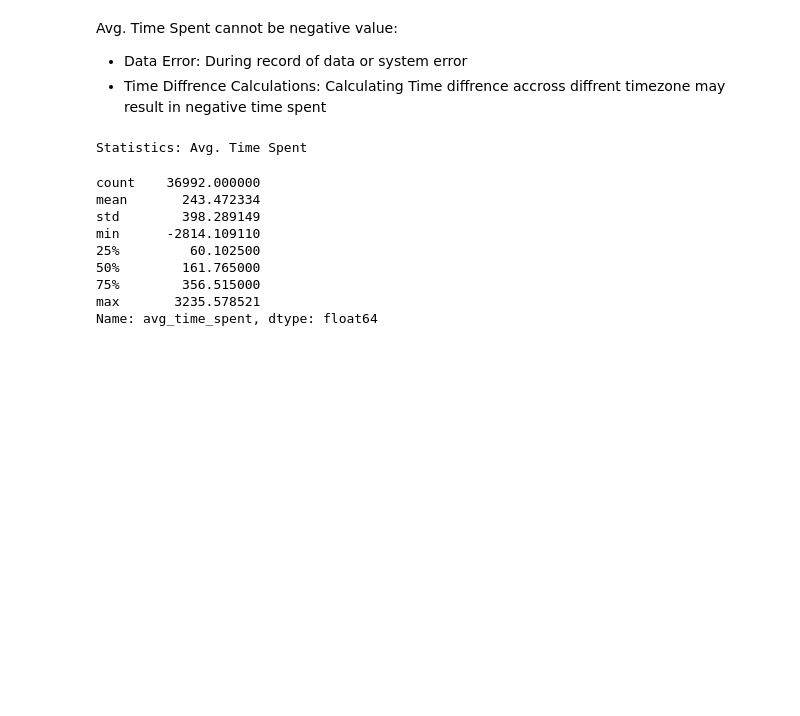
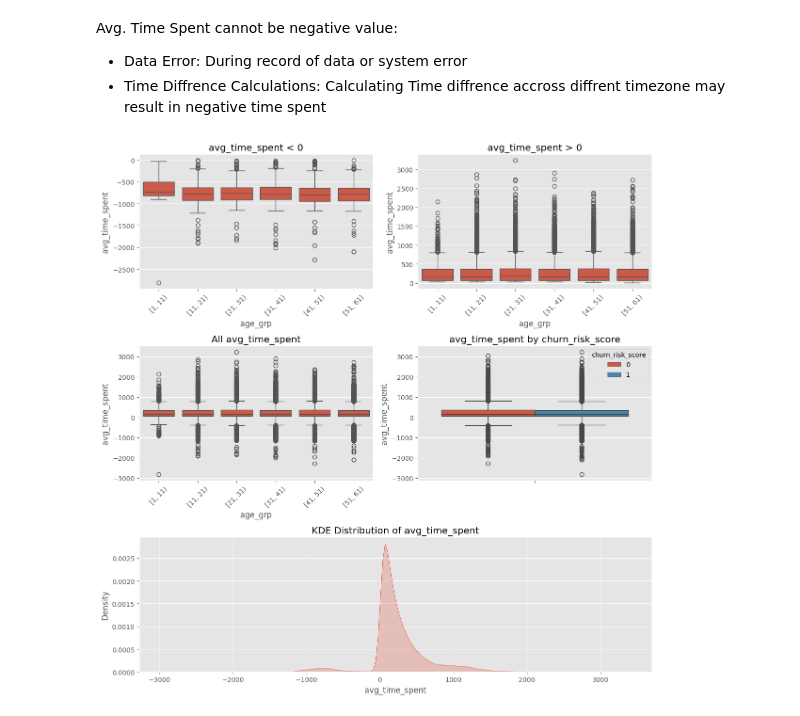
Before and after one commit to AshutoshsinghIndore/customer-churn-model, a Jupyter notebook: Notebook/Notebook.ipynb, the cells around one changed output. Drawn from its saved outputs; the diff is of its cells as text; code cells hidden in the pictures; blank space fills up the shorter version.

```diff
--- a/Notebook/Notebook.ipynb
+++ b/Notebook/Notebook.ipynb
@@ -133,18 +134,47 @@ Avg. Time Spent cannot be negative value:
  - Data Error: During record of data or system error
  - Time Diffrence Calculations: Calculating Time diffrence accross diffrent timezone may result in negative time spent
 # %%
-# Statistics of Col: Avg. Time Spent
-print('Statistics: Avg. Time Spent')
-df.avg_time_spent.describe().T
+import matplotlib.gridspec as gridspec
+
+
+# Adding Column: Age_grp
+age_grp = range(1, df.age.max())[::10]
+df['age_grp'] = pd.cut(df['age'], bins = age_grp, right = False, ordered=True)
+
+# Create subplots using GridSpec to span the KDE across both columns
+fig = plt.figure(figsize=(12, 12))
+gs = gridspec.GridSpec(3, 2, figure=fig)
+
+# Boxplot avg_time_spent < 0
+ax1 = fig.add_subplot(gs[0, 0])
+sns.boxplot(data=df[df['avg_time_spent'] < 0], x='age_grp', y='avg_time_spent', ax=ax1)
+ax1.set_title('avg_time_spent < 0')
+ax1.tick_params(axis='x', rotation=45)
+
+# Boxplot avg_time_spent > 0
+ax2 = fig.add_subplot(gs[0, 1])
+sns.boxplot(data=df[df['avg_time_spent'] > 0], x='age_grp', y='avg_time_spent', ax=ax2)
+ax2.set_title('avg_time_spent > 0')
+ax2.tick_params(axis='x', rotation=45)
+
+# Boxplot all data
+ax3 = fig.add_subplot(gs[1, 0])
+sns.boxplot(data=df, x='age_grp', y='avg_time_spent', ax=ax3)
+ax3.set_title('All avg_time_spent')
+ax3.tick_params(axis='x', rotation=45)
+
+# Boxplot by churn risk
+ax4 = fig.add_subplot(gs[1, 1])
+sns.boxplot(data=df, y='avg_time_spent', ax=ax4, hue='churn_risk_score')
+ax4.set_title('avg_time_spent by churn_risk_score')
+
+# KDE Distribution across both columns
+ax5 = fig.add_subplot(gs[2, :])  # This spans all columns
+sns.kdeplot(data=df, x='avg_time_spent', ax=ax5, fill=True)
+ax5.set_title('KDE Distribution of avg_time_spent')
+
+plt.tight_layout()
+plt.show()
 # %% [output]
-Statistics: Avg. Time Spent
-count    36992.000000
-mean       243.472334
-std        398.289149
-min      -2814.109110
-25%         60.102500
-50%        161.765000
-75%        356.515000
-max       3235.578521
-Name: avg_time_spent, dtype: float64
+[figure, added]
 # %%
```
Also changed, not shown: parts of 8 cells of this notebook, 1 other file.
